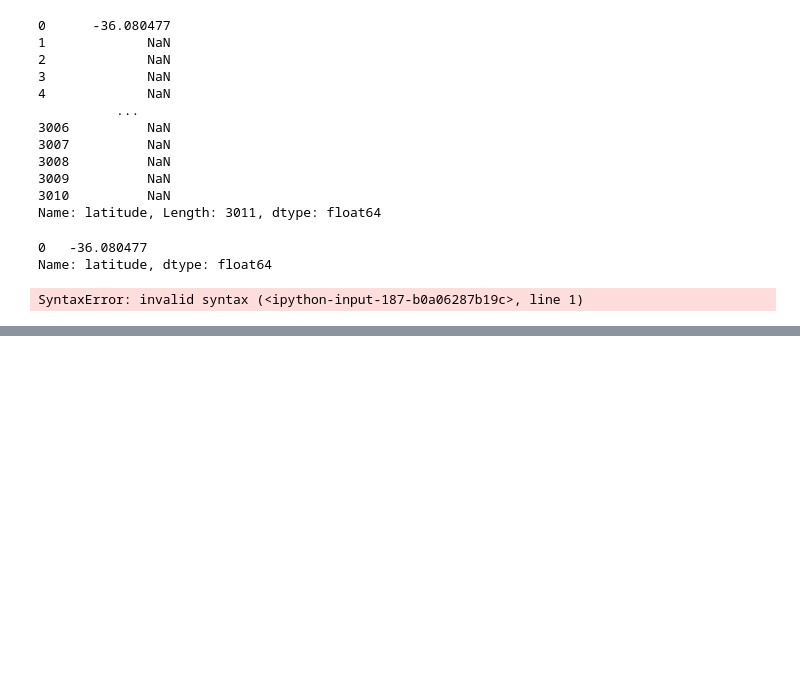
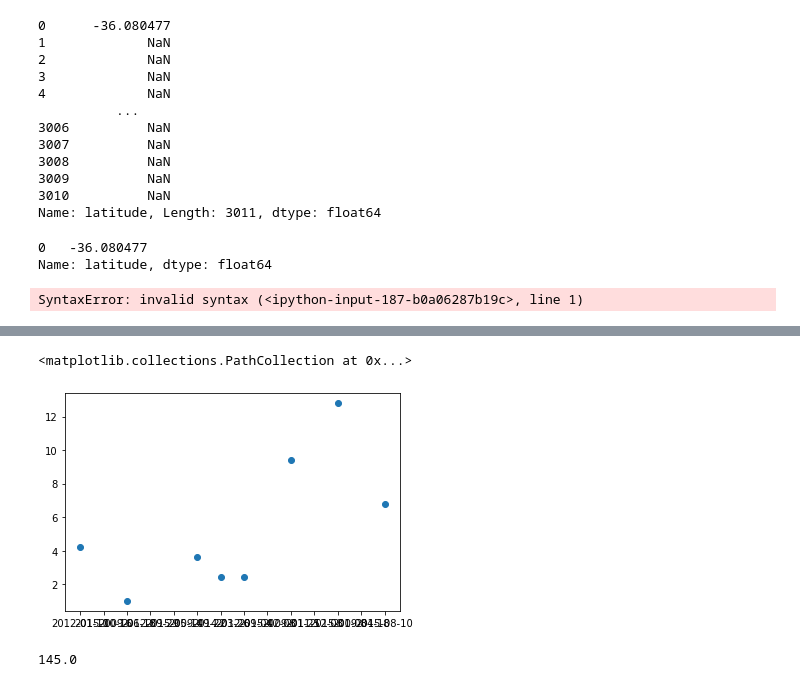
Before and after one commit to johannas/AustralienFiresFromSpace_Schoeggl_Vorauer, a Jupyter notebook: Notebooks/data_cleaning.ipynb, the cells around one changed output, grey strips where cells are left out. Saved outputs shown, nothing was run; the diff lists cells and outputs as text; code cells hidden in the pictures; blank space fills up the shorter version.

Commit message:
weatherloc_update

```diff
--- a/Notebooks/data_cleaning.ipynb
+++ b/Notebooks/data_cleaning.ipynb
@@ -503,6 +503,9 @@ Try using .loc[row_indexer,col_indexer] = value instead
 
 See the caveats in the documentation: https://pandas.pydata.org/pandas-docs/stable/user_guide/indexing.html#returning-a-view-versus-a-copy
   self[k1] = value[k2]
+# %%
+weather['longitude'] = 0
+weather['latitude'] = 0
 # %%
 weather
 # %% [output]
@@ -571,0 +619,2 @@ weather['latitude'] = weather.apply(lambda row: 1)
+# %%
+weather = weather.rename(columns={'Date': 'acq_date'})
@@ -571,0 +631,9 @@ weather['latitude'] = weather.apply(lambda row: 1)
+# %%
+plt.scatter(weather.acq_date[::10000] ,weather.Evaporation[::10000])
+# %% [output]
+<matplotlib.collections.PathCollection at 0x...>
+[figure, added]
+# %%
+weather.Evaporation.max()
+# %% [output]
+145.0
```
Also changed, not shown: parts of 6 cells of this notebook, 1 other file.
